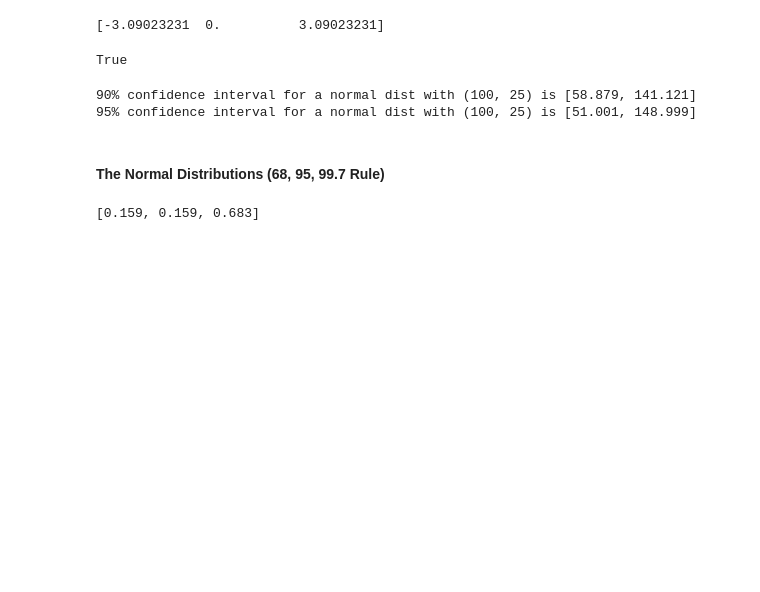
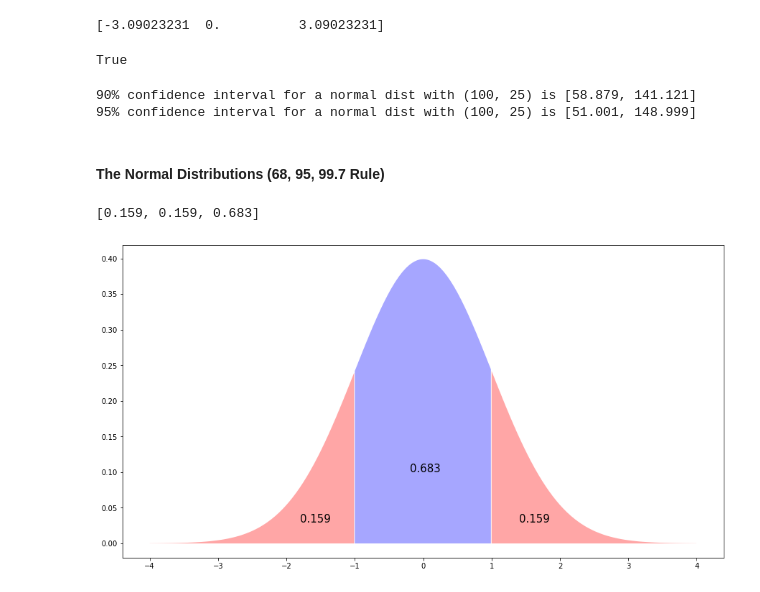
Before and after one commit to rubinkim/machine_learning_07_2022, a Jupyter notebook: 10_statistics/02_scipy_stats_norm.ipynb, the cells around one changed output. Drawn from its saved outputs; the diff is of its cells as text; code cells hidden in the pictures; blank space fills up the shorter version.

Commit message:
plt.fill_between

```diff
--- a/10_statistics/02_scipy_stats_norm.ipynb
+++ b/10_statistics/02_scipy_stats_norm.ipynb
@@ -68,3 +68,19 @@ between_prob = 1 - (prob_under_minus_1 + prob_over_plus_1)
 print([np.round(x, 3) for x in [prob_under_minus_1, prob_over_plus_1, between_prob]])
 # %% [output]
 [0.159, 0.159, 0.683]
+# %%
+from tkinter import font
+from matplotlib import pyplot as pyplot
+
+plt.rcParams["figure.figsize"] = (15,8)
+plt.fill_between(x=np.arange(-4,-1,0.01), y1=stats.norm.pdf(x=np.arange(-4,-1,0.01)), facecolor='red', alpha=0.35)
+plt.fill_between(x=np.arange(1,4,0.01), y1=stats.norm.pdf(x=np.arange(1,4,0.01)), facecolor='red', alpha=0.35)
+plt.fill_between(x=np.arange(-1,1,0.01), y1=stats.norm.pdf(x=np.arange(-1,1,0.01)), facecolor='blue', alpha=0.35)
+
+plt.text(x=-1.8, y=0.03, s=round(prob_under_minus_1, 3), fontdict={'size':15})
+plt.text(x=-0.19, y=0.1, s=round(between_prob, 3), fontdict={'size':15})
+plt.text(x=1.4, y=0.03, s=round(prob_over_plus_1, 3), fontdict={'size':15})
+
+plt.show()
+# %% [output]
+[figure, added]
```
Also changed, not shown: parts of 1 cell of this notebook.
